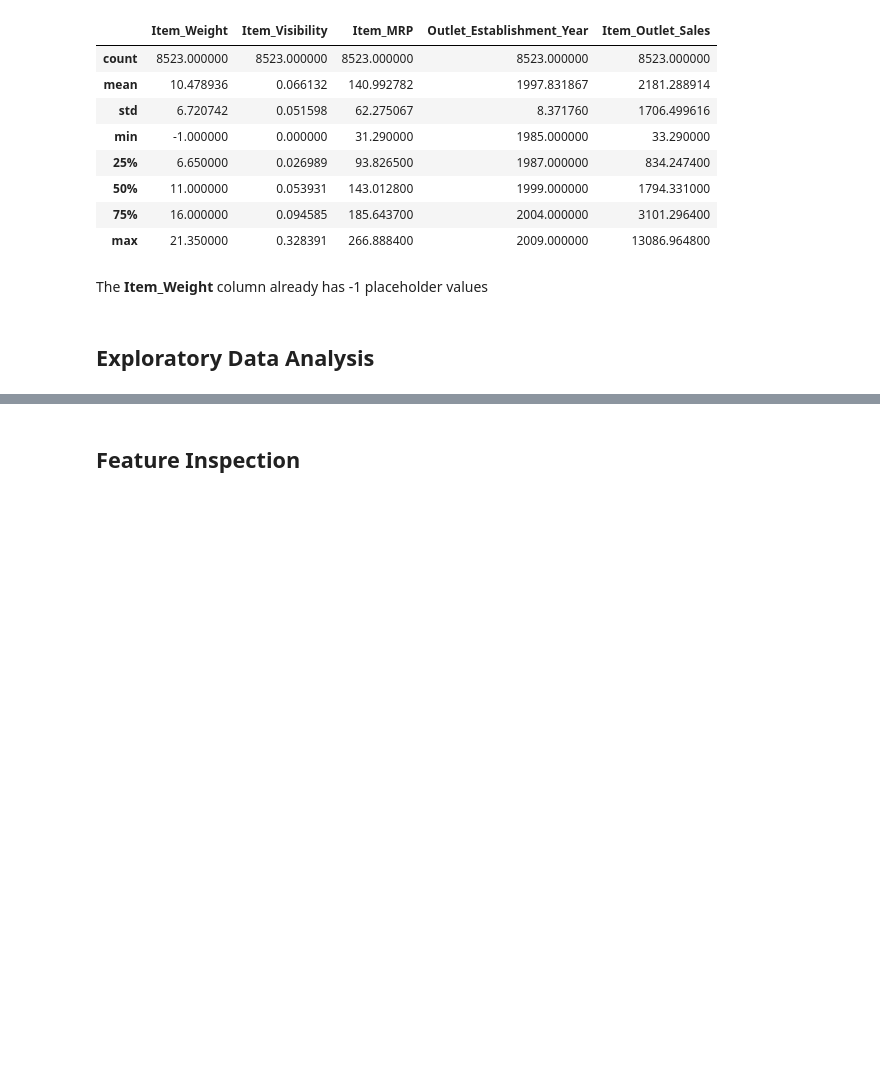
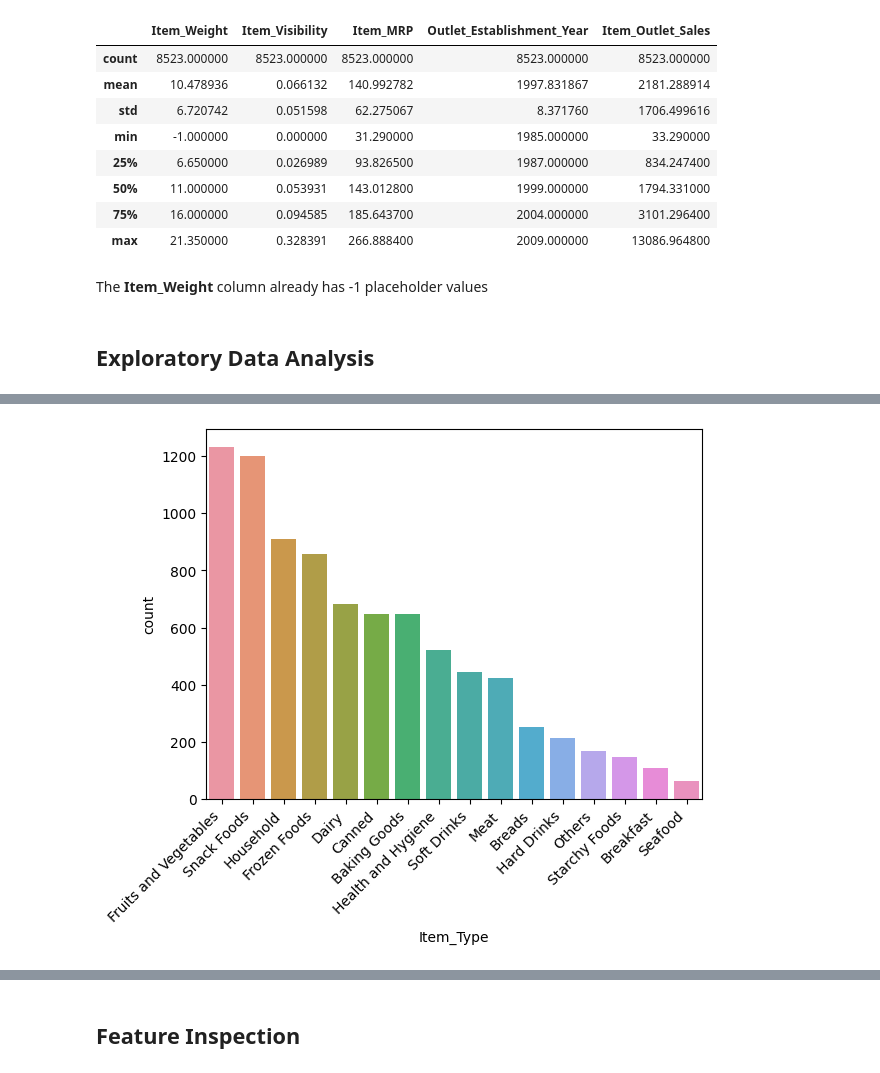
Before and after one commit to dimLMT/Just-try, a Jupyter notebook: Prediction_of_Product_Sales.ipynb, the cells around one changed output, grey strips where cells are left out. Drawn from its saved outputs; the diff is of its cells as text; code cells hidden in the pictures; blank space fills up the shorter version.

```diff
--- a/Prediction_of_Product_Sales.ipynb
+++ b/Prediction_of_Product_Sales.ipynb
@@ -180,0 +216,6 @@ df.describe()
+# %%
+reorder_tick = df['Item_Type'].value_counts().index
+ax2 = sns.countplot(data=df, x='Item_Type', order=reorder_tick)
+ax2.set_xticklabels(ax2.get_xticklabels(), rotation=45, ha='right');
+# %% [output]
+[figure, added]
```
Also changed, not shown: parts of 20 cells of this notebook.
